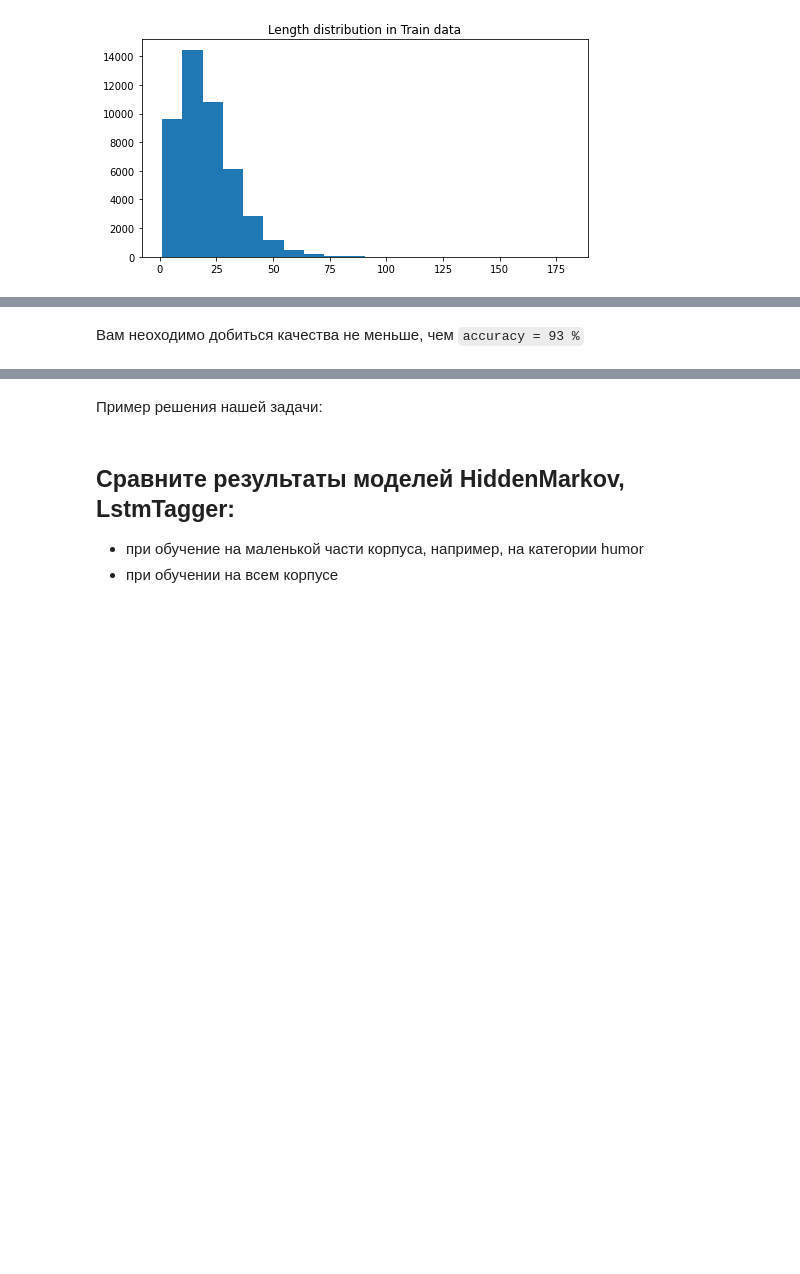
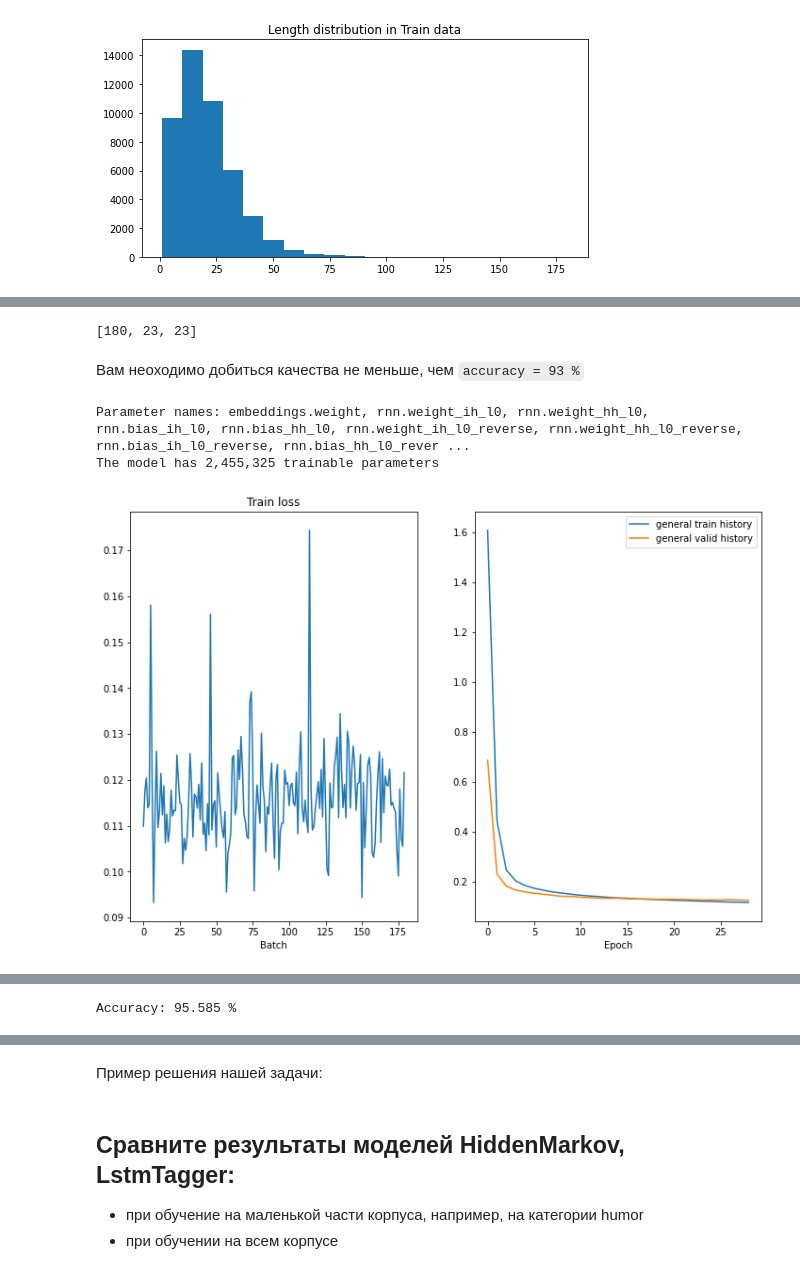
Before and after one commit to Uniholder/DeepLearningSchool, a Jupyter notebook: 2_semester/4_Language_modelling/[homework]language_model.ipynb, the cells around one changed output, grey strips where cells are left out. Drawn from its saved outputs; the diff is of its cells as text; code cells hidden in the pictures; blank space fills up the shorter version.

```diff
--- a/2_semester/4_Language_modelling/[homework]language_model.ipynb
+++ b/2_semester/4_Language_modelling/[homework]language_model.ipynb
@@ -1036,2 +1040,76 @@ plt.hist(list(length), bins=20);
+# %%
+# бьем нашу выборку на батч, не забывая сначала отсортировать выборку по длине
+def _len_sort_key(x):
+    return len(x.words)
+
+BATCH_SIZE = 256
+
+train_iterator, valid_iterator, test_iterator = BucketIterator.splits(
+    (train_data, valid_data, test_data),
+    batch_size = BATCH_SIZE,
+    device = device,
+    sort_key=_len_sort_key
+)
+
+# посмотрим  на количество батчей
+list(map(len, [train_iterator, valid_iterator, test_iterator]))
+# %% [output]
+[180, 23, 23]
 # %% [markdown]
 Вам неоходимо добиться качества не меньше, чем `accuracy = 93 %`
+# %%
+# параметры модели
+INPUT_DIM = 0
+OUTPUT_DIM = len(TAG.vocab)
+EMB_DIM = 100
+HID_DIM = 128
+DROPOUT = 0.7
+BIDIRECTIONAL = True
+# %%
+model = LSTMTagger(INPUT_DIM, EMB_DIM, HID_DIM, OUTPUT_DIM, DROPOUT, BIDIRECTIONAL).to(device)
+model.apply(init_weights)
+PAD_IDX = TAG.vocab.stoi['<pad>']
+optimizer = optim.Adam(model.parameters())
+criterion = nn.CrossEntropyLoss(ignore_index=PAD_IDX)
+print(f'The model has {count_parameters(model):,} trainable parameters')
+# %% [output]
+Parameter names: embeddings.weight, rnn.weight_ih_l0, rnn.weight_hh_l0, rnn.bias_ih_l0, rnn.bias_hh_l0, rnn.weight_ih_l0_reverse, rnn.weight_hh_l0_reverse, rnn.bias_ih_l0_reverse, rnn.bias_hh_l0_rever ...
+The model has 2,455,325 trainable parameters
+# %%
+import time
+import math
+import matplotlib
+matplotlib.rcParams.update({'figure.figsize': (16, 12), 'font.size': 14})
+import matplotlib.pyplot as plt
+%matplotlib inline
+from IPython.display import clear_output
+
+train_history = []
+valid_history = []
+
+N_EPOCHS = 30
+CLIP = 2
+
+best_valid_loss = float('inf')
+
+for epoch in range(N_EPOCHS):
+    start_time = time.time()
+
+    train_loss = train(model, train_iterator, optimizer, criterion, CLIP, train_history, valid_history)
+    valid_loss = evaluate(model, valid_iterator, criterion)
+
+    end_time = time.time()
+
+    epoch_mins, epoch_secs = epoch_time(start_time, end_time)
+
+    if valid_loss < best_valid_loss:
+        best_valid_loss = valid_loss
+        torch.save(model.state_dict(), 'best-val-model.pt')
+
+    train_history.append(train_loss)
+    valid_history.append(valid_loss)
+    print(f'Epoch: {epoch+1:02} | Time: {epoch_mins}m {epoch_secs}s')
+    print(f'\tTrain Loss: {train_loss:.3f} | Train PPL: {math.exp(train_loss):7.3f}')
+    print(f'\t Val. Loss: {valid_loss:.3f} |  Val. PPL: {math.exp(valid_loss):7.3f}')
+# %% [output]
+[figure, added]
@@ -1038,3 +1119,7 @@ plt.hist(list(length), bins=20);
+# %%
+print("Accuracy:", accuracy_model(model, test_iterator), '%')
+# %% [output]
+Accuracy: 95.585 %
 # %%
 best_model = LSTMTagger(INPUT_DIM, EMB_DIM, HID_DIM, OUTPUT_DIM, DROPOUT, BIDIRECTIONAL).to(device)
 best_model.load_state_dict(torch.load('best-val-model.pt'))
```
Also changed, not shown: parts of 17 cells of this notebook.
